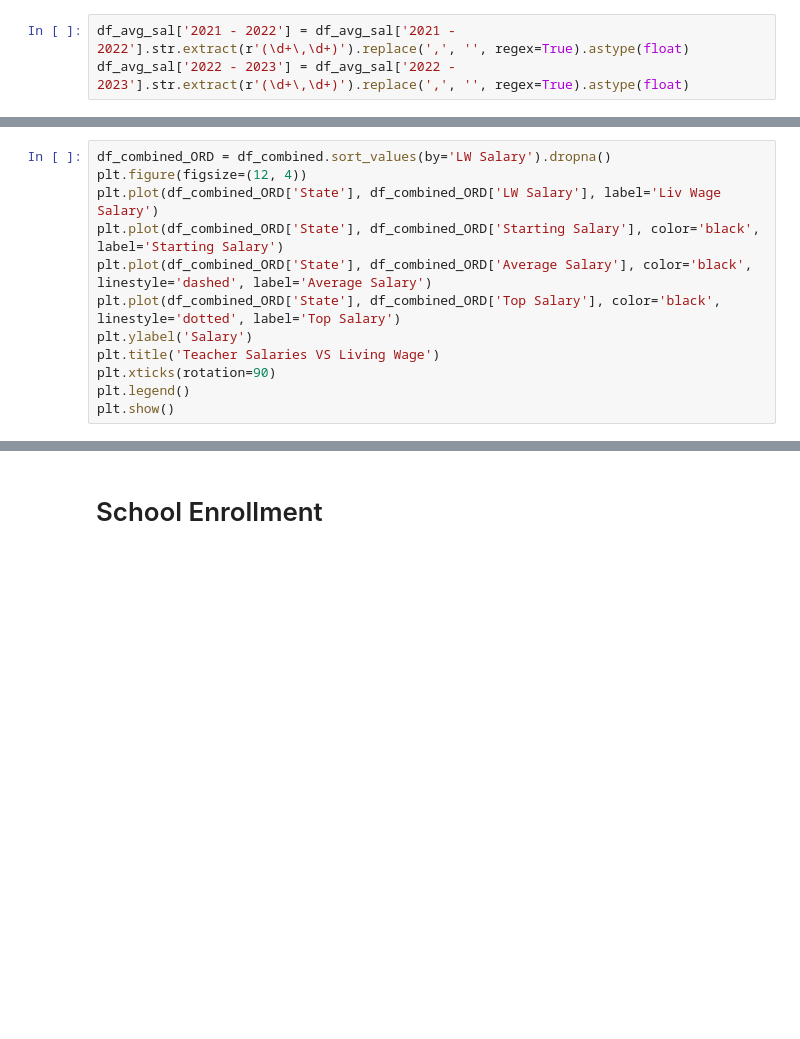
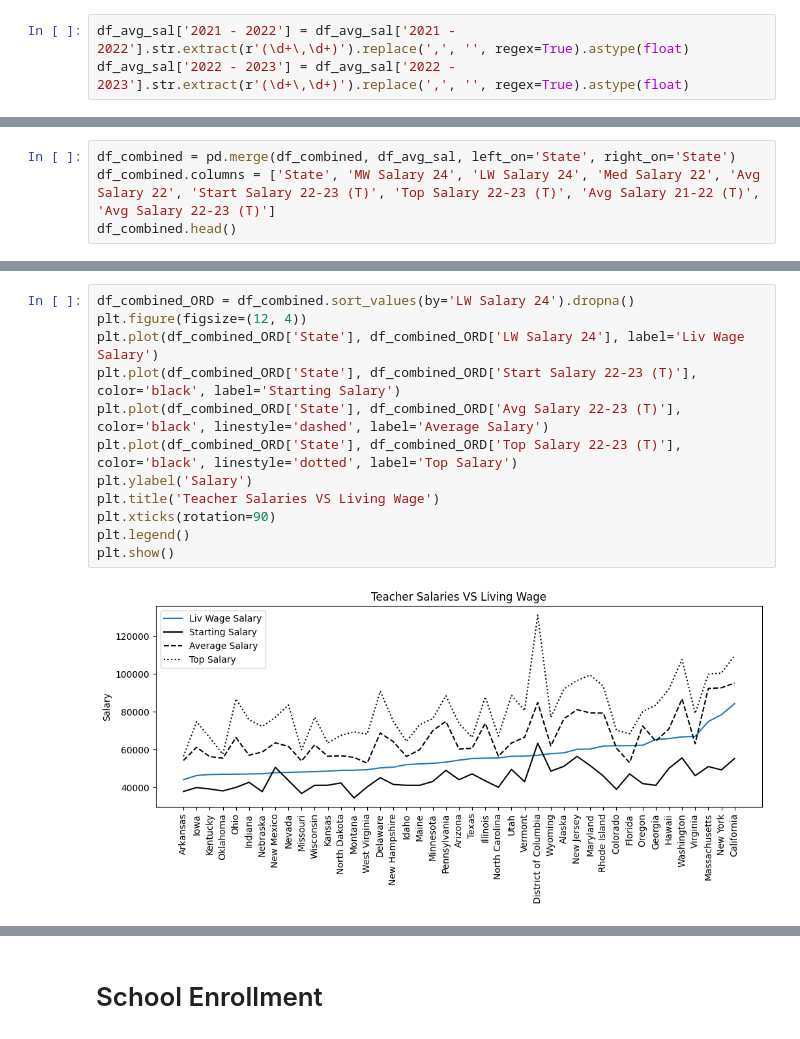
Before and after one commit to savitvitskiy/Salary-Education, a Jupyter notebook: Salaries.ipynb, the cells around one changed output, grey strips where cells are left out. Cells and saved outputs as stored; diff of their text form; blank space fills up the shorter version.

```diff
--- a/Salaries.ipynb
+++ b/Salaries.ipynb
@@ -254,0 +361,4 @@ df_combined = pd.merge(df_combined, df_avg_sal, left_on='State', right_on='State
+# %%
+df_combined = pd.merge(df_combined, df_avg_sal, left_on='State', right_on='State')
+df_combined.columns = ['State', 'MW Salary 24', 'LW Salary 24', 'Med Salary 22', 'Avg Salary 22', 'Start Salary 22-23 (T)', 'Top Salary 22-23 (T)', 'Avg Salary 21-22 (T)', 'Avg Salary 22-23 (T)']
+df_combined.head()
@@ -255,12 +372,14 @@ df_combined = pd.merge(df_combined, df_avg_sal, left_on='State', right_on='State
 # %%
-df_combined_ORD = df_combined.sort_values(by='LW Salary').dropna()
+df_combined_ORD = df_combined.sort_values(by='LW Salary 24').dropna()
 plt.figure(figsize=(12, 4))
-plt.plot(df_combined_ORD['State'], df_combined_ORD['LW Salary'], label='Liv Wage Salary')
-plt.plot(df_combined_ORD['State'], df_combined_ORD['Starting Salary'], color='black', label='Starting Salary')
-plt.plot(df_combined_ORD['State'], df_combined_ORD['Average Salary'], color='black', linestyle='dashed', label='Average Salary')
-plt.plot(df_combined_ORD['State'], df_combined_ORD['Top Salary'], color='black', linestyle='dotted', label='Top Salary')
+plt.plot(df_combined_ORD['State'], df_combined_ORD['LW Salary 24'], label='Liv Wage Salary')
+plt.plot(df_combined_ORD['State'], df_combined_ORD['Start Salary 22-23 (T)'], color='black', label='Starting Salary')
+plt.plot(df_combined_ORD['State'], df_combined_ORD['Avg Salary 22-23 (T)'], color='black', linestyle='dashed', label='Average Salary')
+plt.plot(df_combined_ORD['State'], df_combined_ORD['Top Salary 22-23 (T)'], color='black', linestyle='dotted', label='Top Salary')
 plt.ylabel('Salary')
 plt.title('Teacher Salaries VS Living Wage')
 plt.xticks(rotation=90)
 plt.legend()
 plt.show()
+# %% [output]
+[figure, added]
```
Also changed, not shown: parts of 29 cells of this notebook.
